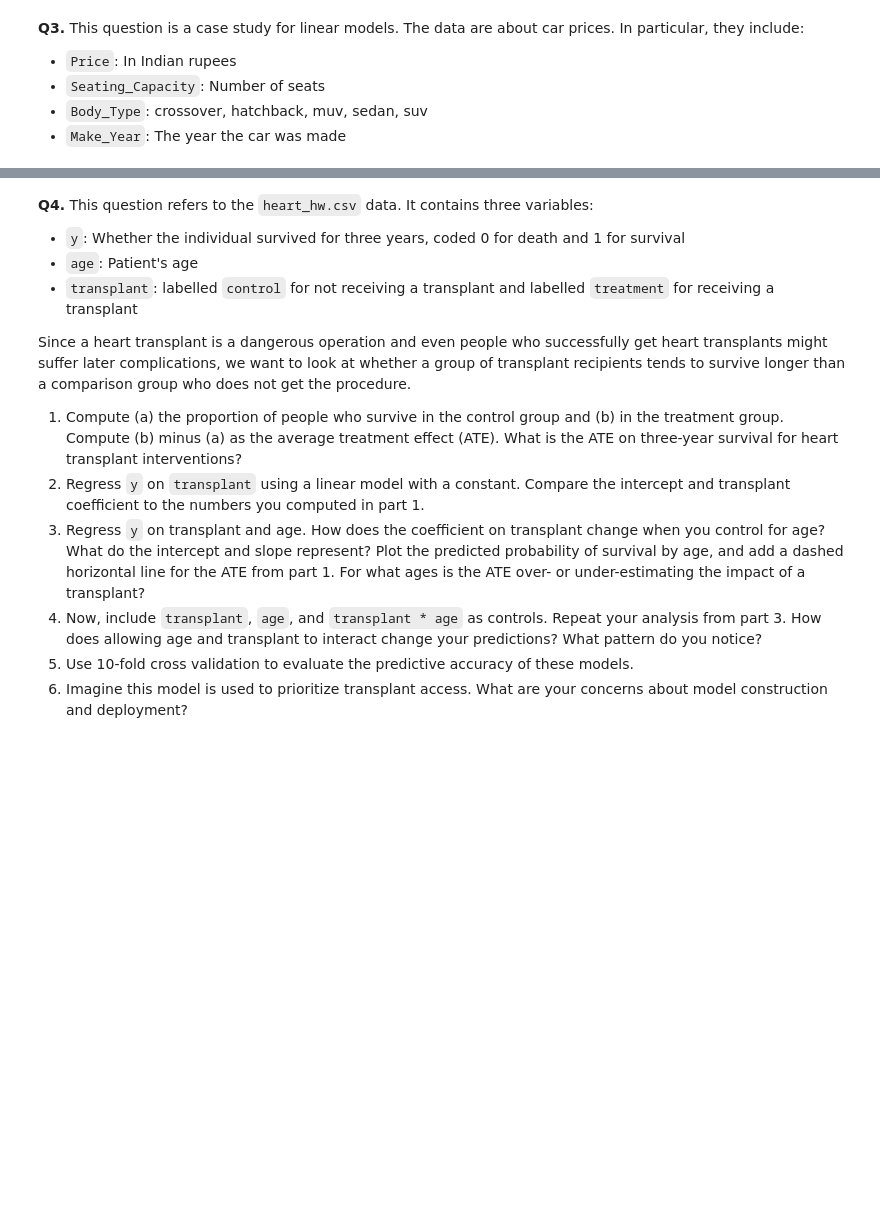
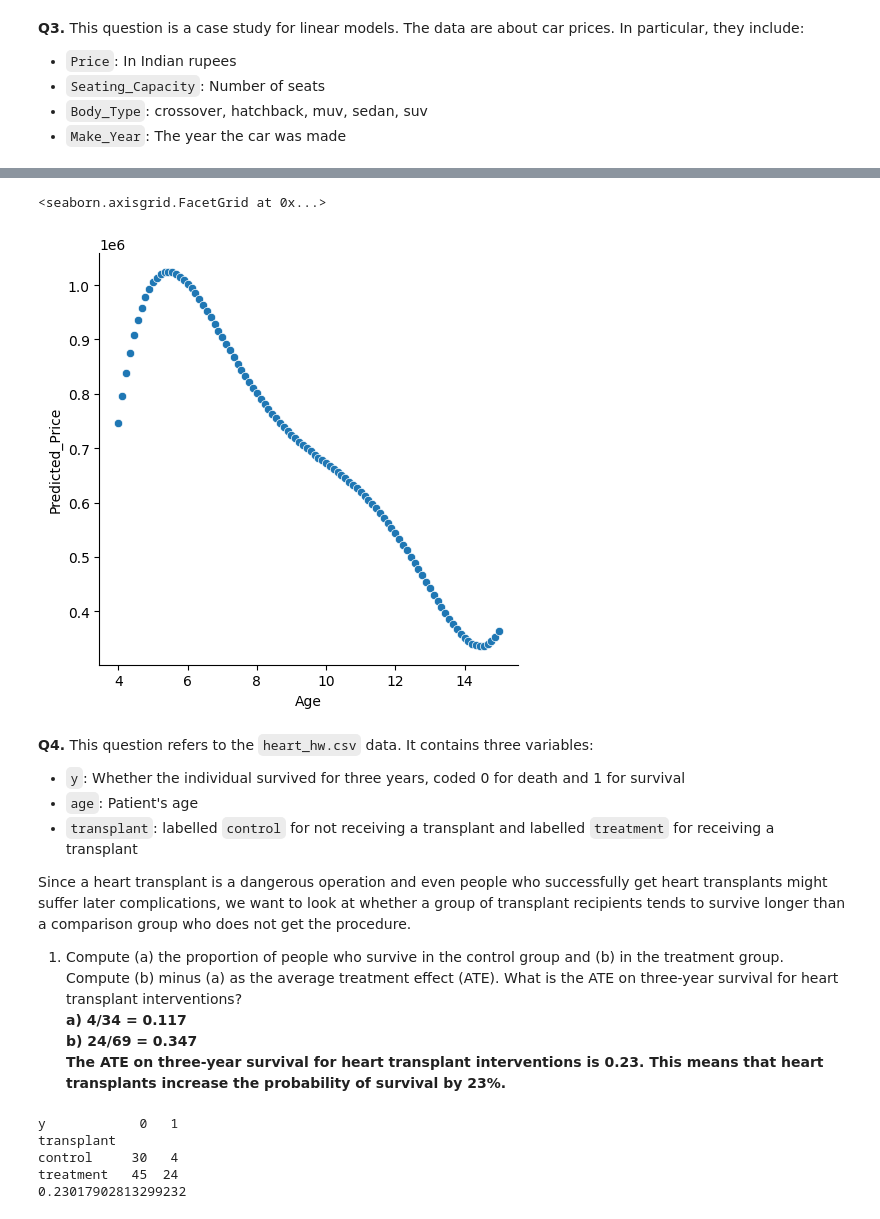
Before and after one commit to fortunecookie040/undergrad_ml_assignments, a Jupyter notebook: 03_assignment_linear_models.ipynb, the cells around one changed output, grey strips where cells are left out. Saved outputs shown, nothing was run; the diff lists cells and outputs as text; code cells hidden in the pictures; blank space fills up the shorter version.

```diff
--- a/03_assignment_linear_models.ipynb
+++ b/03_assignment_linear_models.ipynb
@@ -115,3 +348,22 @@ Name: count, dtype: int64
+# %%
+expander = PolynomialFeatures(degree=5,include_bias=False)
+X2_poly = expander.fit_transform(X2_p)
+
+model4_ = LinearRegression()
+model4_ = model4_.fit(X2_poly, y2_poly)
+
+age_grid = np.linspace(cdf["Age"].min(), cdf["Age"].max(), 100).reshape(-1, 1)
+age_grid_poly = expander.transform(age_grid)
+
+y_pred = model4_.predict(age_grid_poly)
+pred_df = pd.DataFrame({
+    "Age": age_grid.flatten(),
+    "Predicted_Price": y_pred
+})
+sns.relplot(data = pred_df, x = "Age", y = "Predicted_Price")
+# %% [output]
+<seaborn.axisgrid.FacetGrid at 0x...>
+[figure, added]
 # %% [markdown]
 **Q4.** This question refers to the `heart_hw.csv` data. It contains three variables:
 
@@ -121,9 +373,17 @@ Name: count, dtype: int64
 
 Since a heart transplant is a dangerous operation and even people who successfully get heart transplants might suffer later complications, we want to look at whether a group of transplant recipients tends to survive longer than a comparison group who does not get the procedure.
 
-1. Compute (a) the proportion of people who survive in the control group and (b) in the treatment group. Compute (b) minus (a) as the average treatment effect (ATE). What is the ATE on three-year survival for heart transplant interventions?
-2. Regress `y` on `transplant` using a linear model with a constant. Compare the intercept and transplant coefficient to the numbers you computed in part 1.
-3. Regress `y` on transplant and age. How does the coefficient on transplant change when you control for age?What do the intercept and slope represent? Plot the predicted probability of survival by age, and add a dashed horizontal line for the ATE from part 1. For what ages is the ATE over- or under-estimating the impact of a transplant?
-4. Now, include `transplant`, `age`, and `transplant * age` as controls. Repeat your analysis from part 3. How does allowing age and transplant to interact change your predictions? What pattern do you notice?
-5. Use 10-fold cross validation to evaluate the predictive accuracy of these models.
-6. Imagine this model is used to prioritize transplant access. What are your concerns about model construction and deployment?
+1. Compute (a) the proportion of people who survive in the control group and (b) in the treatment group. Compute (b) minus (a) as the average treatment effect (ATE). What is the ATE on three-year survival for heart transplant interventions?\
+**a) 4/34 = 0.117**\
+**b) 24/69 = 0.347**\
+**The ATE on three-year survival for heart transplant interventions is 0.23. This means that heart transplants increase the probability of survival by 23%.**
+# %%
+hdf = pd.read_csv("data/heart_hw.csv")
+print(hdf.groupby("transplant")["y"].value_counts().unstack())
+print((24/69)-(4/34))
+# %% [output]
+y            0   1
+transplant
+control     30   4
+treatment   45  24
+0.23017902813299232
```
Also changed, not shown: parts of 27 cells of this notebook.
